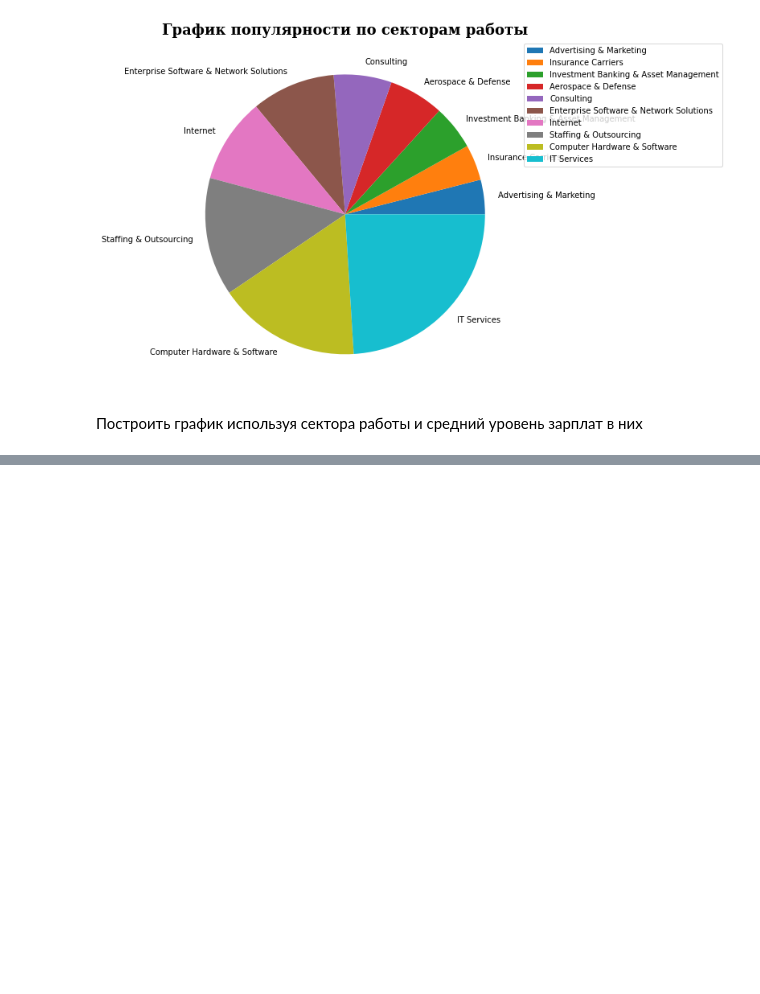
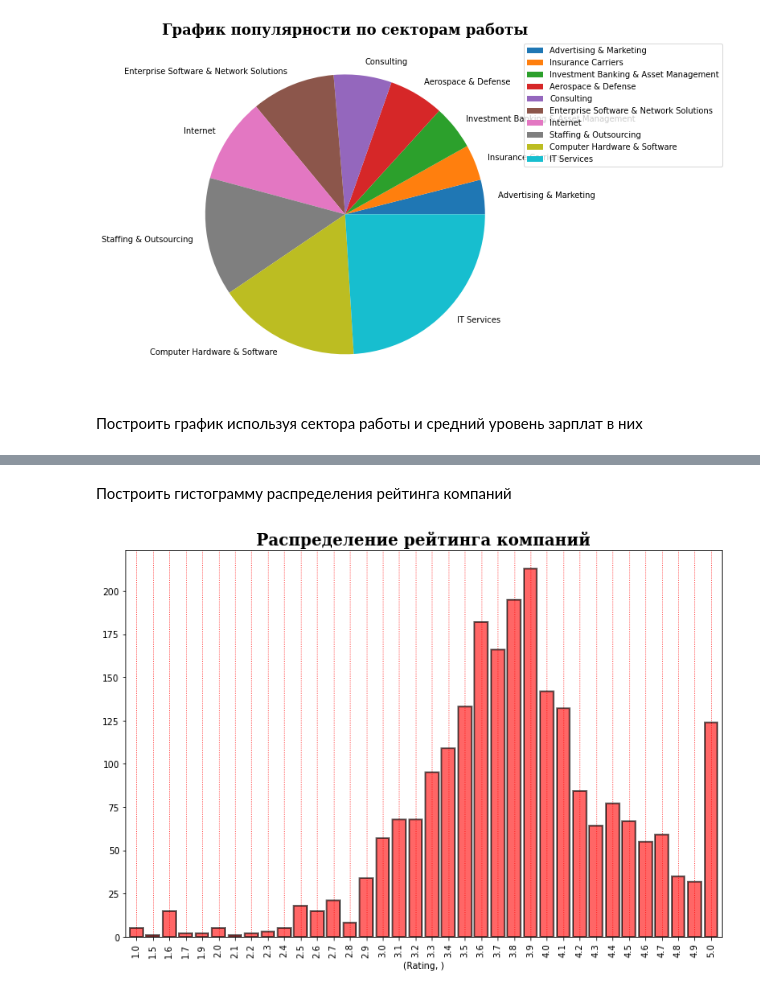
Before and after one commit to vzorspb/DE_Sprint, a Jupyter notebook: Task_1_6.ipynb, the cells around one changed output, grey strips where cells are left out. Saved outputs shown, nothing was run; the diff lists cells and outputs as text; code cells hidden in the pictures; blank space fills up the shorter version.

```diff
--- a/Task_1_6.ipynb
+++ b/Task_1_6.ipynb
@@ -161,0 +164,18 @@ plt.show()
+# %% [markdown]
+Построить гистограмму распределения рейтинга компаний
+# %%
+import matplotlib.pyplot as plt
+list=rating_list.sort_values(('Rating',''))
+ax = list.plot.bar(x=('Rating',''),y=('Rating','count'),color='red',figsize=(12,8),edgecolor="k", linewidth=2, alpha=0.6, width=0.8)
+ax.legend().set_visible(False)
+x_offset = 0.3
+y_offset = -0.45
+
+plt.title('Распределение рейтинга компаний',fontdict={'fontsize':18, 'fontfamily':'serif', 'fontweight':'bold'})
+plt.ylabel('')
+ax.set_axisbelow(True)
+ax.grid(axis='x')
+ax.xaxis.grid(color='r',linestyle='dotted',)
+plt.show()
+# %% [output]
+[figure, added]
```
Also changed, not shown: parts of 2 cells of this notebook.
